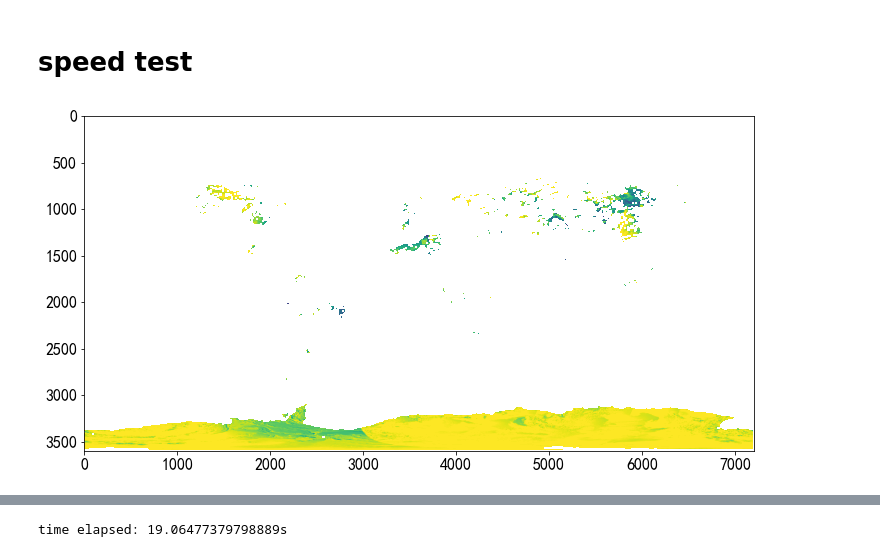
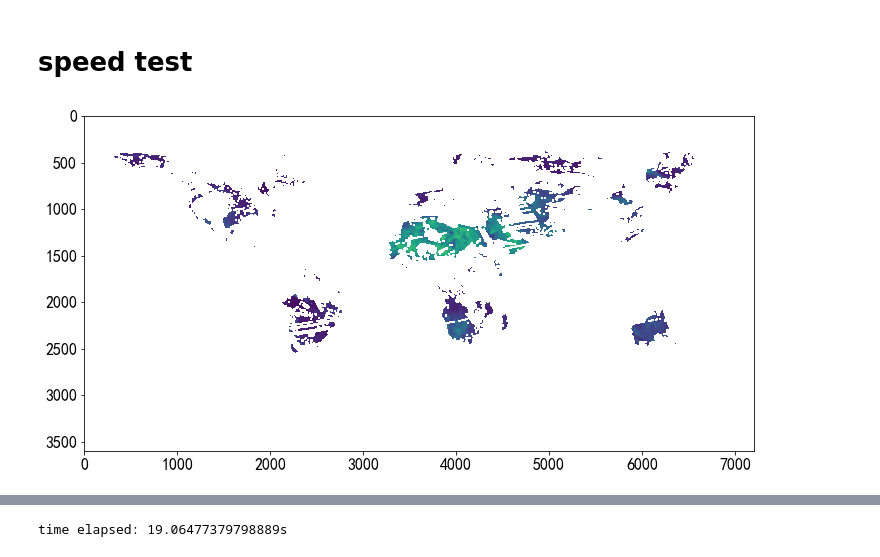
Before and after one commit to vysitu/avhrr_tools, a Jupyter notebook: fire/1_mask.ipynb, the cells around one changed output, grey strips where cells are left out. Cells and saved outputs as stored; diff of their text form; code cells hidden in the pictures.

```diff
--- a/fire/1_mask.ipynb
+++ b/fire/1_mask.ipynb
@@ -156,32 +156,34 @@ Text(0.5, 1.0, 'Without cloud mask')
 # %%
 start = time.time()
 
-fpath = 'D:/download/AVHRR-Land_19850104.nc'
+fpath = 'D:/download/AVHRR-Land_19850707.nc'
 with nc.Dataset(fpath, 'r') as ds:
     qa = ds.variables['QA'][0,:,:]
     b1 = ds.variables['SREFL_CH1'][0,:,:]  #650nm
     b2 = ds.variables['SREFL_CH2'][0,:,:]  #860nm
-    b5 = ds.variables['BT_CH5'][0,:,:]     # 1200nm
+    b5 = ds.variables['BT_CH5'][0,:,:]     # 12000nm
 
 L,R,D,U = [0,7200,3600,0]
 ssqa = qa[U:D, L:R]
 ssb1 = b1[U:D, L:R]
 ssb2 = b2[U:D, L:R]
 ssb5 = b5[U:D, L:R]
 
 qa_masks = bitmask_unpack(ssqa, width=16)
 
 cond1 = (ssb1 + ssb2 > 1.2)
 cond2 = ssb5<265
 cond3 = (ssb1 + ssb2 > 0.7) * (ssb5 < 285)
 cond4 = (qa_masks[3]) * (ssb2 > 0.25) * (ssb5 < 300)
 
 modis_cldmsk = cond1+cond2+cond3+cond4
-modis_cldmsk = np.where(modis_cldmsk>0, 1, 0)
+modis_cldmsk = np.where(modis_cldmsk>0, 0, 1) # >0 means pixels should be masked
 b1masked = ssb1*modis_cldmsk
 b1masked = np.where(b1masked<=0, np.nan, b1masked)
-plt.imshow(b1masked)
+fig, ax = plt.subplots()
+ax.imshow(b1masked)
+fig.savefig('../note/mask_0704.png', bbox_inches='tight')
 
 end = time.time()
 # %% [output]
-[figure, old version]
+[figure, new version]
```
Also changed, not shown: parts of 5 cells of this notebook, 3 other files.
